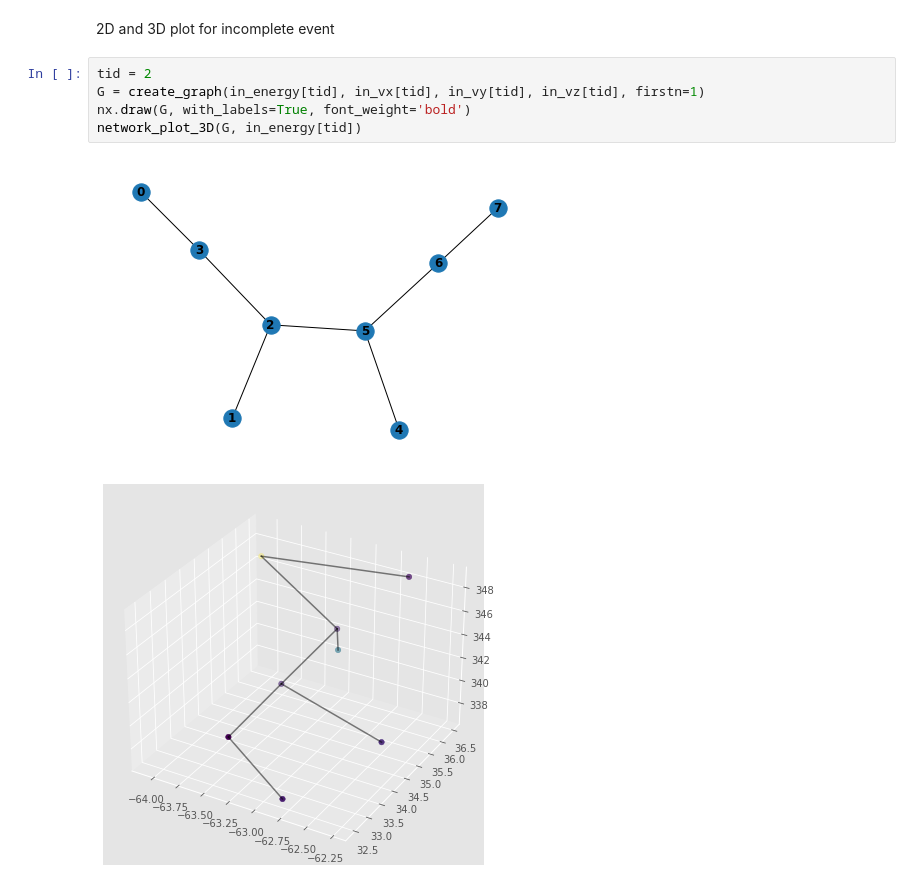
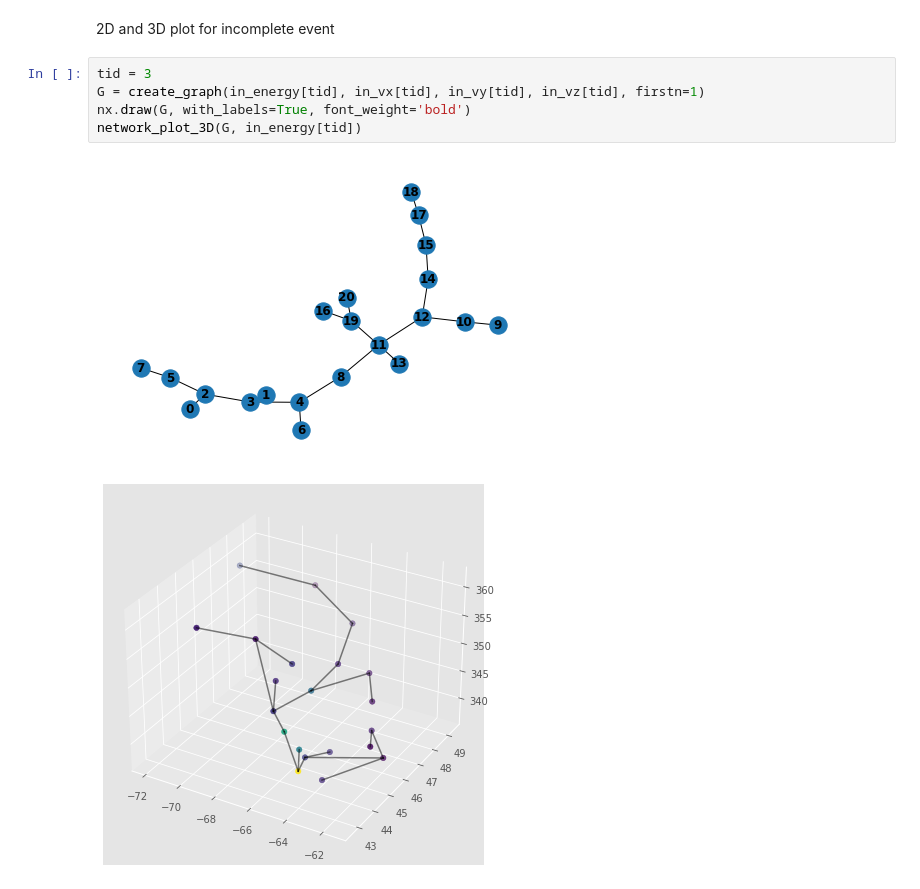
Before and after one commit to edcuba/TICLHack22_PatternReco, a Jupyter notebook: build_graph.ipynb, the cells around one changed output. Saved outputs shown, nothing was run; the diff lists cells and outputs as text.

```diff
--- a/build_graph.ipynb
+++ b/build_graph.ipynb
@@ -124,10 +124,10 @@ network_plot_3D(G, energy[tid])
 # %% [markdown]
 2D and 3D plot for incomplete event
 # %%
-tid = 2
+tid = 3
 G = create_graph(in_energy[tid], in_vx[tid], in_vy[tid], in_vz[tid], firstn=1)
 nx.draw(G, with_labels=True, font_weight='bold')
 network_plot_3D(G, in_energy[tid])
 # %% [output]
-[figure, old version]
+[figure, new version]
-[figure, old version]
+[figure, new version]
```
Also changed, not shown: parts of 1 cell of this notebook.
